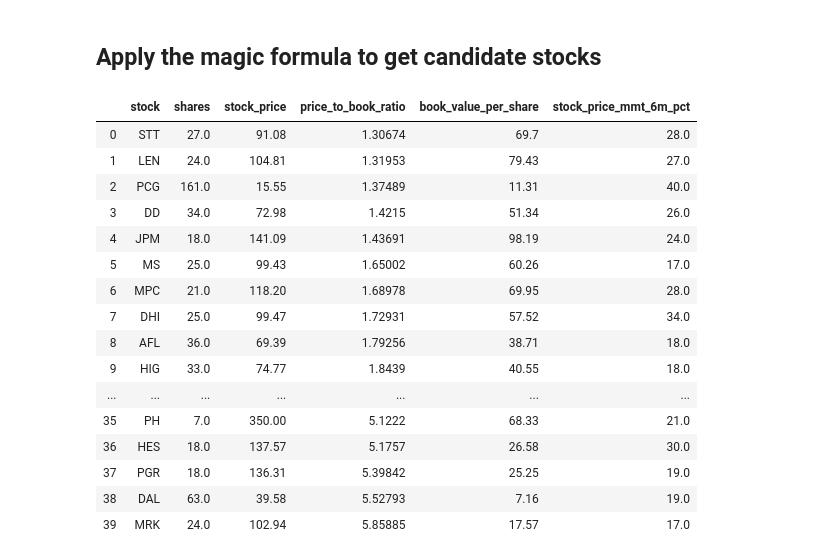
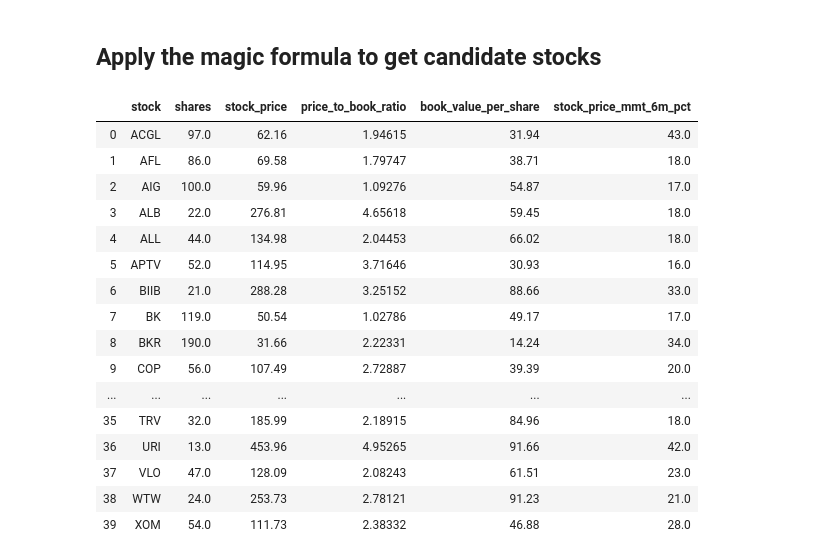
Before and after one commit to yuwei2341/stocks, a Jupyter notebook: magic.ipynb, the cells around one changed output. Cells and saved outputs as stored; diff of their text form; code cells hidden in the pictures.

```diff
--- a/magic.ipynb
+++ b/magic.ipynb
@@ -65,7 +65,7 @@ QUARTER_BV = f'Q{MONTH_ACT // 3 + 3}'
 # compute on any day of the month. Note that the starting and end dates of 6m momentum is defined as
 # the Nth trading day of MONTH_PREV and that of MONTH_ACT, where N = DOM_TRADING. Therefore they do not
 # always fall on the same calendar day of month
-DOM_TRADING = 3
+DOM_TRADING = 4
 DATE_CUTOFF = f"{YEAR_ACT}-{f'{MONTH_ACT}'.zfill(2)}-01"  # To filter data without recent data
 
 ## Filters to pick stocks and compute gains
@@ -74,7 +74,7 @@ TOP_BY_MMT = 0.2  # The top fraction of stocks ranked by MMT
 MMT_VAR = 'stock_price_mmt_6m'
 TAX_FACTOR = (1 - 0.1)
 N_STOCKS = 40  # Number of stocks to buy
-TOTAL_CASH = 100000.0  # Total cash
+TOTAL_CASH = 240000.0  # Total cash
 
 ## Parameters for both backtest and prediction
 # Remove stocks with more than certain quarters with negatives BV. This is to reduce risks based on history.
@@ -430,24 +429,24 @@ stocks_invested = pick_stocks(df_row,
                              )
 stocks_invested['shares'] = stocks_invested['shares'].round()
 # %%
-stocks_invested.sort_values('price_to_book_ratio').reset_index(drop=True)
+stocks_invested.sort_values('stock').reset_index(drop=True)
 # %% [output]
 |  | stock | shares | stock_price | price_to_book_ratio | book_value_per_share | stock_price_mmt_6m_pct |
-| 0 | STT | 27.0 | 91.08 | 1.30674 | 69.7 | 28.0 |
-| 1 | LEN | 24.0 | 104.81 | 1.31953 | 79.43 | 27.0 |
-| 2 | PCG | 161.0 | 15.55 | 1.37489 | 11.31 | 40.0 |
-| 3 | DD | 34.0 | 72.98 | 1.4215 | 51.34 | 26.0 |
-| 4 | JPM | 18.0 | 141.09 | 1.43691 | 98.19 | 24.0 |
-| 5 | MS | 25.0 | 99.43 | 1.65002 | 60.26 | 17.0 |
-| 6 | MPC | 21.0 | 118.20 | 1.68978 | 69.95 | 28.0 |
-| 7 | DHI | 25.0 | 99.47 | 1.72931 | 57.52 | 34.0 |
-| 8 | AFL | 36.0 | 69.39 | 1.79256 | 38.71 | 18.0 |
-| 9 | HIG | 33.0 | 74.77 | 1.8439 | 40.55 | 18.0 |
+| 0 | ACGL | 97.0 | 62.16 | 1.94615 | 31.94 | 43.0 |
+| 1 | AFL | 86.0 | 69.58 | 1.79747 | 38.71 | 18.0 |
+| 2 | AIG | 100.0 | 59.96 | 1.09276 | 54.87 | 17.0 |
+| 3 | ALB | 22.0 | 276.81 | 4.65618 | 59.45 | 18.0 |
+| 4 | ALL | 44.0 | 134.98 | 2.04453 | 66.02 | 18.0 |
+| 5 | APTV | 52.0 | 114.95 | 3.71646 | 30.93 | 16.0 |
+| 6 | BIIB | 21.0 | 288.28 | 3.25152 | 88.66 | 33.0 |
+| 7 | BK | 119.0 | 50.54 | 1.02786 | 49.17 | 17.0 |
+| 8 | BKR | 190.0 | 31.66 | 2.22331 | 14.24 | 34.0 |
+| 9 | COP | 56.0 | 107.49 | 2.72887 | 39.39 | 20.0 |
 | ... | ... | ... | ... | ... | ... | ... |
-| 35 | PH | 7.0 | 350.00 | 5.1222 | 68.33 | 21.0 |
-| 36 | HES | 18.0 | 137.57 | 5.1757 | 26.58 | 30.0 |
-| 37 | PGR | 18.0 | 136.31 | 5.39842 | 25.25 | 19.0 |
-| 38 | DAL | 63.0 | 39.58 | 5.52793 | 7.16 | 19.0 |
-| 39 | MRK | 24.0 | 102.94 | 5.85885 | 17.57 | 17.0 |
+| 35 | TRV | 32.0 | 185.99 | 2.18915 | 84.96 | 18.0 |
+| 36 | URI | 13.0 | 453.96 | 4.95265 | 91.66 | 42.0 |
+| 37 | VLO | 47.0 | 128.09 | 2.08243 | 61.51 | 23.0 |
+| 38 | WTW | 24.0 | 253.73 | 2.78121 | 91.23 | 21.0 |
+| 39 | XOM | 54.0 | 111.73 | 2.38332 | 46.88 | 28.0 |
 # %%
 # https://finviz.com/screener.ashx?v=150&f=idx_sp500,ta_perf_26w20o&ft=4&o=pb
```
Also changed, not shown: parts of 3 cells of this notebook, 1 other file.
